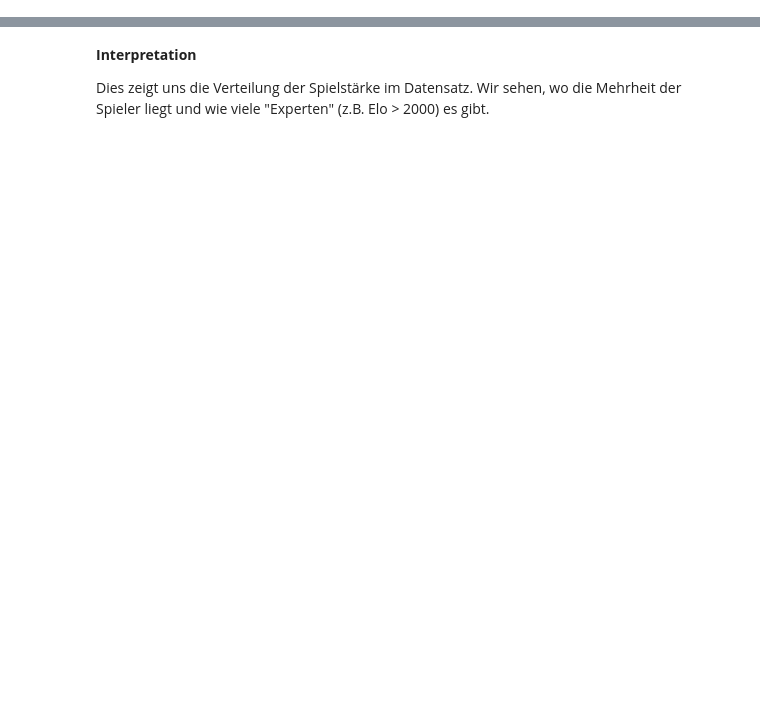
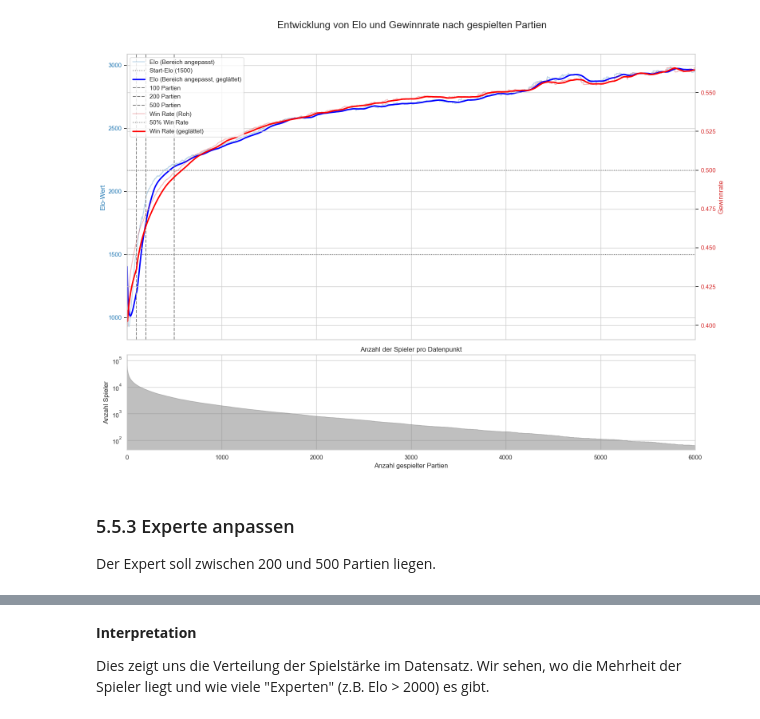
Before and after one commit to frohlfing/tichu, a Jupyter notebook: notebooks/BSW_05_Elo.ipynb, the cells around one changed output, grey strips where cells are left out. Cells and saved outputs as stored; diff of their text form; code cells hidden in the pictures; blank space fills up the shorter version.

```diff
--- a/notebooks/BSW_05_Elo.ipynb
+++ b/notebooks/BSW_05_Elo.ipynb
@@ -58,0 +679,20 @@ Erwartung: Hohe positive Korrelation (> 0.7) zwischen allen. Das bestätigt quan
+# %%
+params_01 = {
+    'divisor': 5000.0, # geändert von 400
+    'k_newbie': 1200, # geändert von 40
+    'k_standard': 20.0,
+    'k_expert': 10.0,
+    'newbie_threshold_games': 200, # geändert vom 30
+    'expert_threshold_elo': 2400.0,
+    'start_elo': 1500.0,  # geändert von 1500
+}
+
+timeseries_df_01 = generate_timeseries(params_01, df_all)
+aggregated_df_01 = aggregate_timeseries(timeseries_df_01)
+plot_timeseries(aggregated_df_01, 'Bereich angepasst')
+# %% [output]
+[figure, added]
+# %% [markdown]
+### 5.5.3 Experte anpassen
+
+Der Expert soll zwischen 200 und 500 Partien liegen.
```
Also changed, not shown: parts of 47 cells of this notebook, 4 other files.
